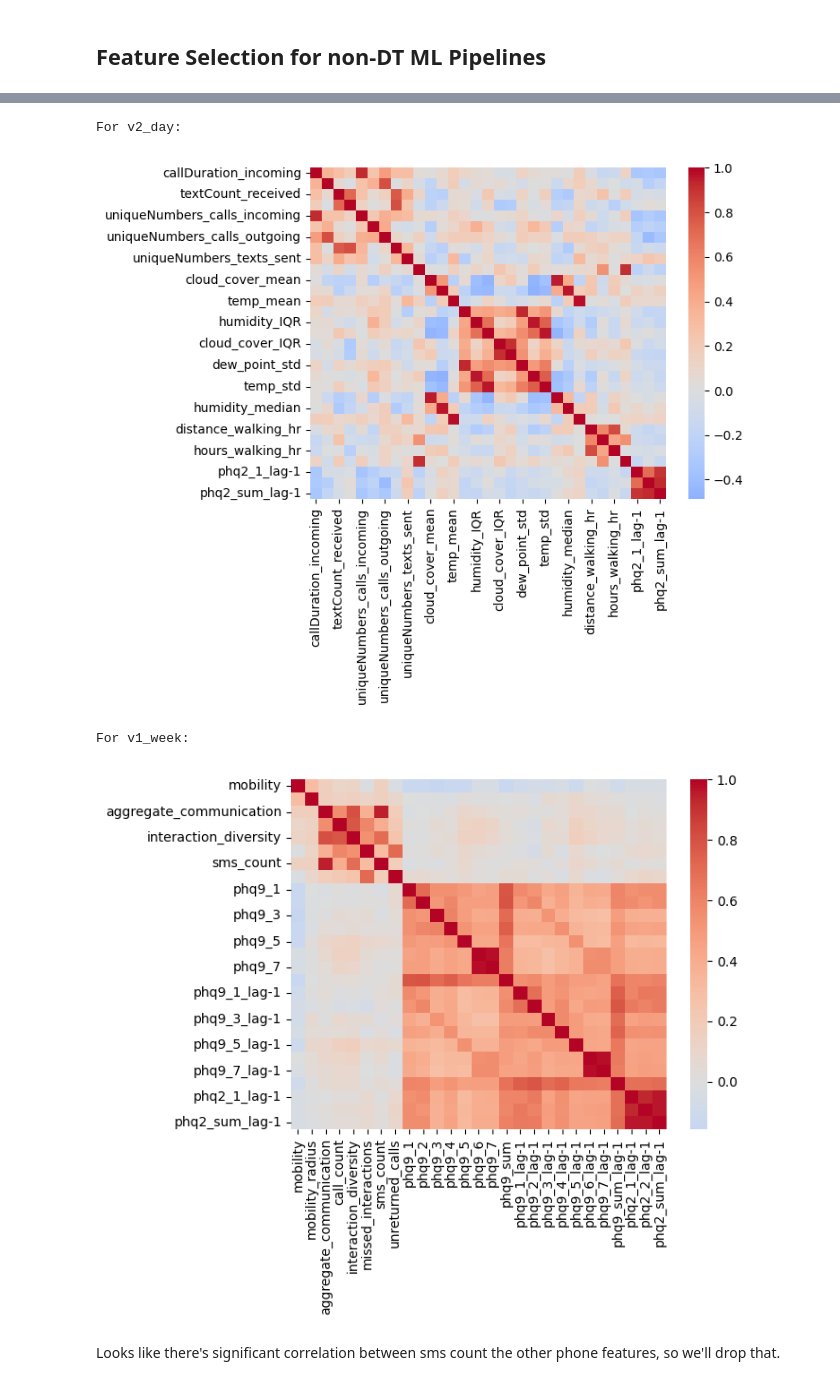
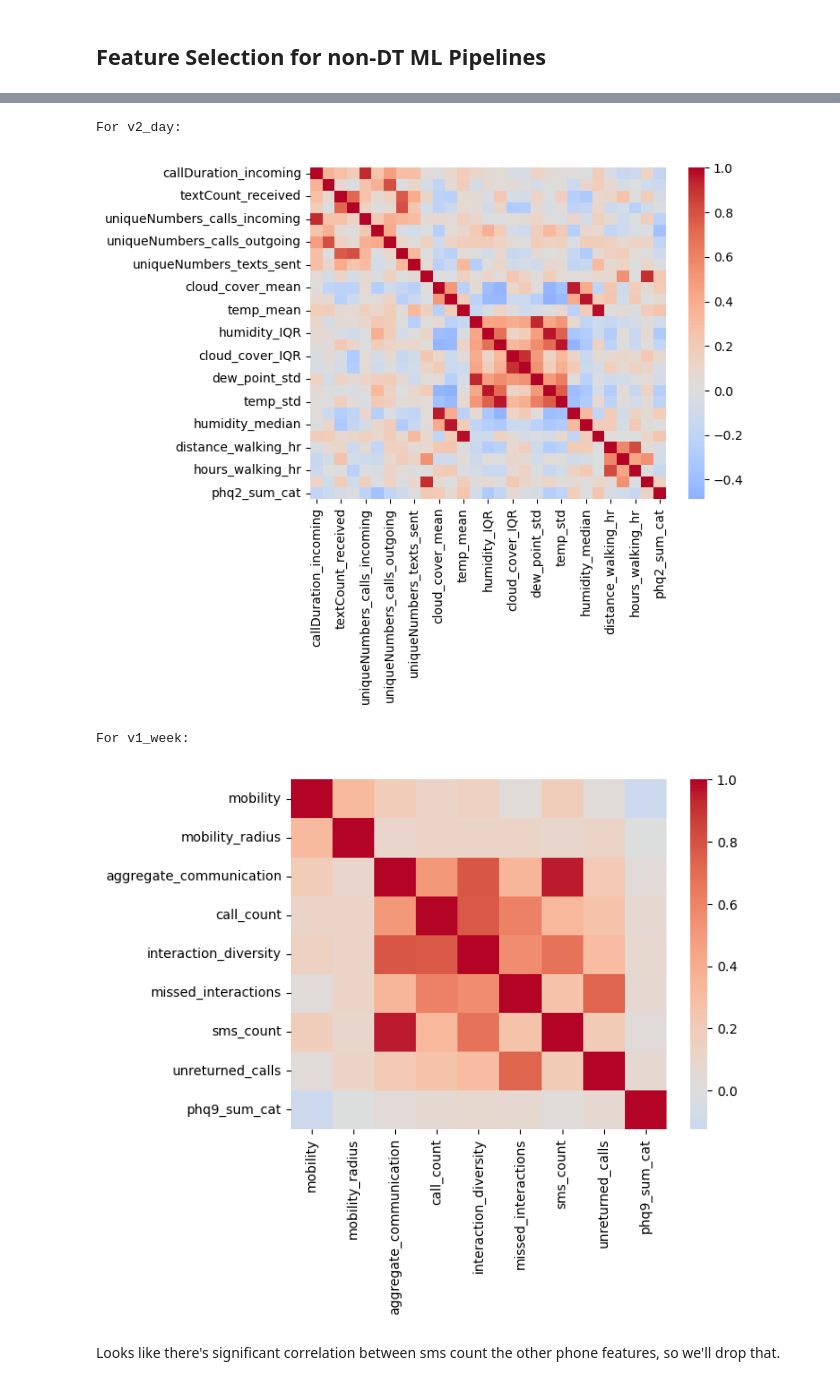
Before and after one commit to kaleyjoss/smartphone_sensor_predictive_modeling, a Jupyter notebook: notebooks/02_feature_selection.ipynb, the cells around one changed output, grey strips where cells are left out. Drawn from its saved outputs; the diff is of its cells as text; code cells hidden in the pictures.

```diff
--- a/notebooks/02_feature_selection.ipynb
+++ b/notebooks/02_feature_selection.ipynb
@@ -65,11 +65,13 @@ df_names.remove('v2_week')
 ## Feature Selection for non-DT ML Pipelines
 # %%
 for name in df_names:
-    df = pd.read_csv(os.path.join(brighten_dir, f'{name}_X_train.csv'))
-    df = df.loc[:, ~df.columns.str.contains('^Unnamed')]
+    X_train = pd.read_csv(os.path.join(brighten_dir, f'{name}_X_train.csv'))
+    y_train = pd.read_csv(os.path.join(brighten_dir, f'{name}_y_train.csv'))
+    train = pd.concat([X_train, y_train], axis=1)
+    train = train.loc[:, ~train.columns.str.contains('^Unnamed')]
     print(f'\n\nFor {name}:')
-    numeric_cols = [col for col in df.columns.to_list() if col not in id_columns and col not in demographic_columns]
-    sns.heatmap(df[numeric_cols].corr(), cmap="coolwarm", center=0)
+    numeric_cols = [col for col in train.columns.to_list() if col not in id_columns and col not in demographic_columns]
+    sns.heatmap(train[numeric_cols].corr(), cmap="coolwarm", center=0)
     plt.show()
 # %% [output]
 For v1_day:
@@ -77,6 +79,6 @@ For v1_day:
 For v2_day:
-[figure, old version]
+[figure, new version]
 For v1_week:
-[figure, old version]
+[figure, new version]
 # %% [markdown]
 Looks like there's significant correlation between sms count the other phone features, so we'll drop that.
```
Also changed, not shown: parts of 3 cells of this notebook, 54 other files.
